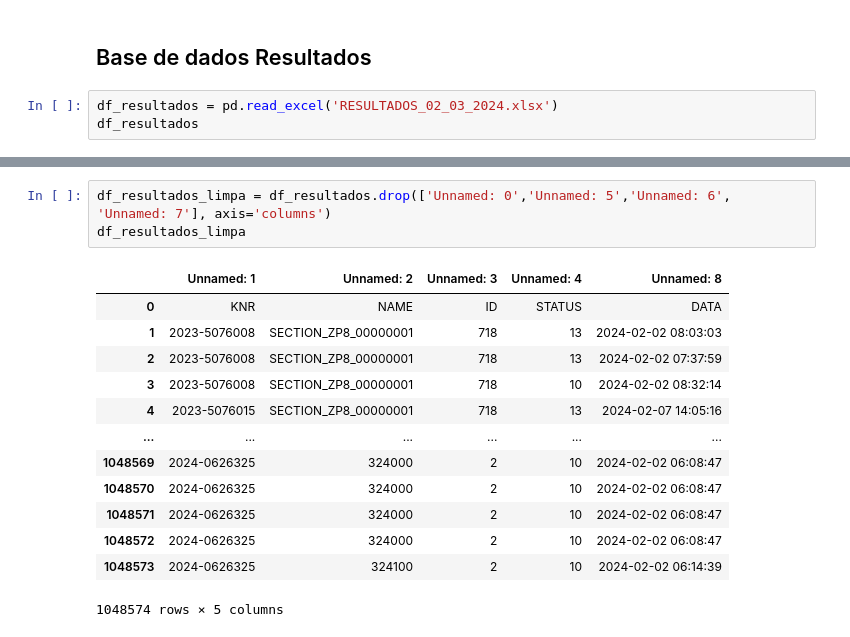
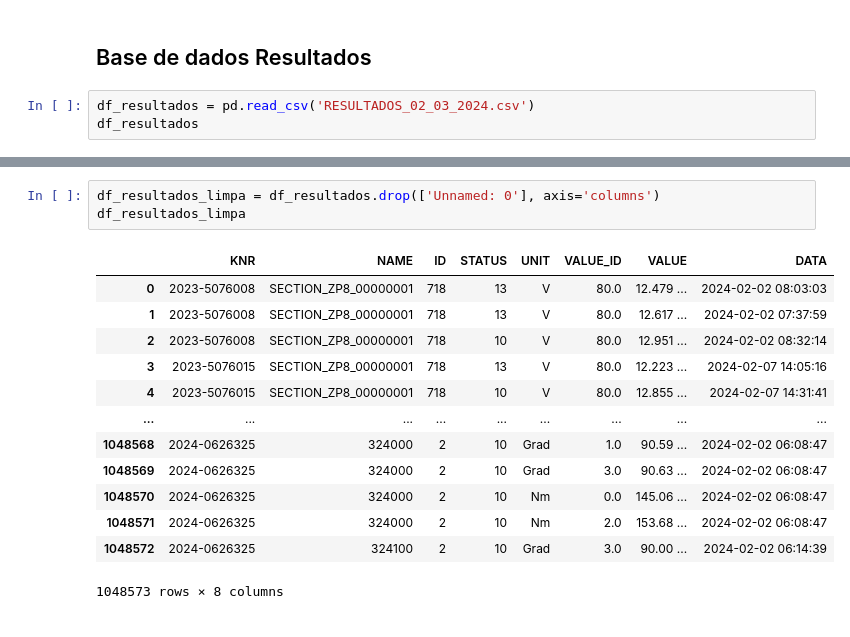
Before and after one commit to Inteli-College/2024-2A-T08-EC07-G02, a Jupyter notebook: src/main.ipynb, the cells around one changed output, grey strips where cells are left out. Cells and saved outputs as stored; diff of their text form.

```diff
--- a/src/main.ipynb
+++ b/src/main.ipynb
@@ -210,6 +243,6 @@ df_status
 # %% [markdown]
 ## Base de dados Resultados
 # %%
-df_resultados = pd.read_excel('RESULTADOS_02_03_2024.xlsx')
+df_resultados = pd.read_csv('RESULTADOS_02_03_2024.csv')
 df_resultados
 # %% [output]
@@ -229,17 +262,17 @@ df_resultados
 # %%
-df_resultados_limpa = df_resultados.drop(['Unnamed: 0','Unnamed: 5','Unnamed: 6', 'Unnamed: 7'], axis='columns')
+df_resultados_limpa = df_resultados.drop(['Unnamed: 0'], axis='columns')
 df_resultados_limpa
 # %% [output]
-|  | Unnamed: 1 | Unnamed: 2 | Unnamed: 3 | Unnamed: 4 | Unnamed: 8 |
-| 0 | KNR | NAME | ID | STATUS | DATA |
-| 1 | 2023-5076008 | SECTION_ZP8_00000001 | 718 | 13 | 2024-02-02 08:03:03 |
-| 2 | 2023-5076008 | SECTION_ZP8_00000001 | 718 | 13 | 2024-02-02 07:37:59 |
-| 3 | 2023-5076008 | SECTION_ZP8_00000001 | 718 | 10 | 2024-02-02 08:32:14 |
-| 4 | 2023-5076015 | SECTION_ZP8_00000001 | 718 | 13 | 2024-02-07 14:05:16 |
-| ... | ... | ... | ... | ... | ... |
-| 1048569 | 2024-0626325 | 324000 | 2 | 10 | 2024-02-02 06:08:47 |
-| 1048570 | 2024-0626325 | 324000 | 2 | 10 | 2024-02-02 06:08:47 |
-| 1048571 | 2024-0626325 | 324000 | 2 | 10 | 2024-02-02 06:08:47 |
-| 1048572 | 2024-0626325 | 324000 | 2 | 10 | 2024-02-02 06:08:47 |
-| 1048573 | 2024-0626325 | 324100 | 2 | 10 | 2024-02-02 06:14:39 |
+|  | KNR | NAME | ID | STATUS | UNIT | VALUE_ID | VALUE | DATA |
+| 0 | 2023-5076008 | SECTION_ZP8_00000001 | 718 | 13 | V | 80.0 | 12.479 ... | 2024-02-02 08:03:03 |
+| 1 | 2023-5076008 | SECTION_ZP8_00000001 | 718 | 13 | V | 80.0 | 12.617 ... | 2024-02-02 07:37:59 |
+| 2 | 2023-5076008 | SECTION_ZP8_00000001 | 718 | 10 | V | 80.0 | 12.951 ... | 2024-02-02 08:32:14 |
+| 3 | 2023-5076015 | SECTION_ZP8_00000001 | 718 | 13 | V | 80.0 | 12.223 ... | 2024-02-07 14:05:16 |
+| 4 | 2023-5076015 | SECTION_ZP8_00000001 | 718 | 10 | V | 80.0 | 12.855 ... | 2024-02-07 14:31:41 |
+| ... | ... | ... | ... | ... | ... | ... | ... | ... |
+| 1048568 | 2024-0626325 | 324000 | 2 | 10 | Grad | 1.0 | 90.59 ... | 2024-02-02 06:08:47 |
+| 1048569 | 2024-0626325 | 324000 | 2 | 10 | Grad | 3.0 | 90.63 ... | 2024-02-02 06:08:47 |
+| 1048570 | 2024-0626325 | 324000 | 2 | 10 | Nm | 0.0 | 145.06 ... | 2024-02-02 06:08:47 |
+| 1048571 | 2024-0626325 | 324000 | 2 | 10 | Nm | 2.0 | 153.68 ... | 2024-02-02 06:08:47 |
+| 1048572 | 2024-0626325 | 324100 | 2 | 10 | Grad | 3.0 | 90.00 ... | 2024-02-02 06:14:39 |
-1048574 rows × 5 columns
+1048573 rows × 8 columns
```
Also changed, not shown: parts of 21 cells of this notebook.
